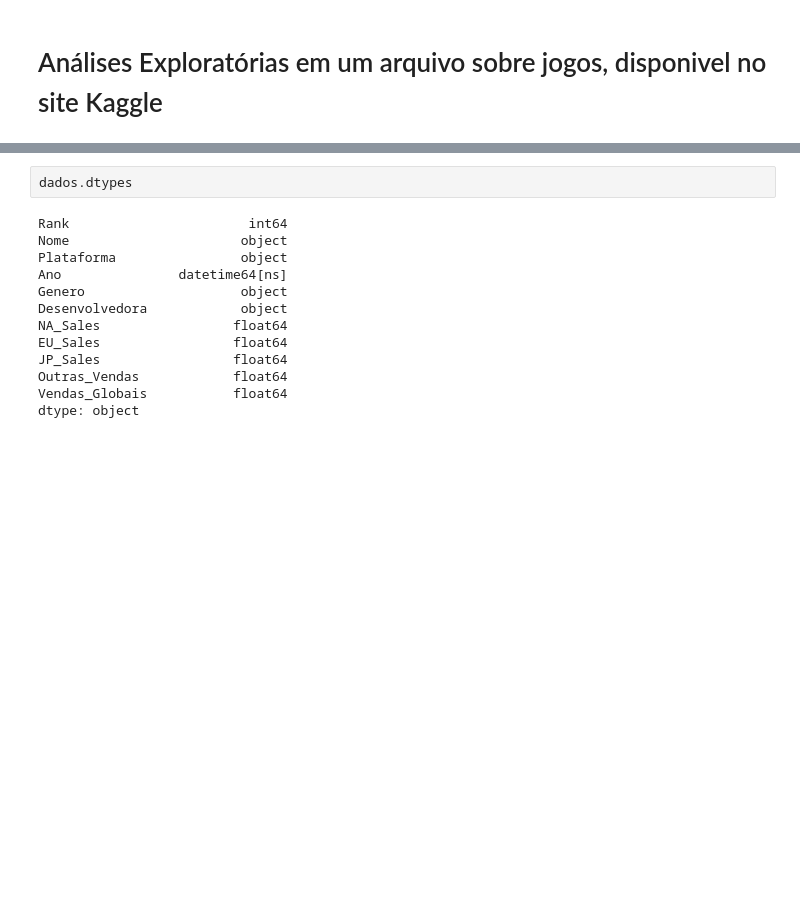
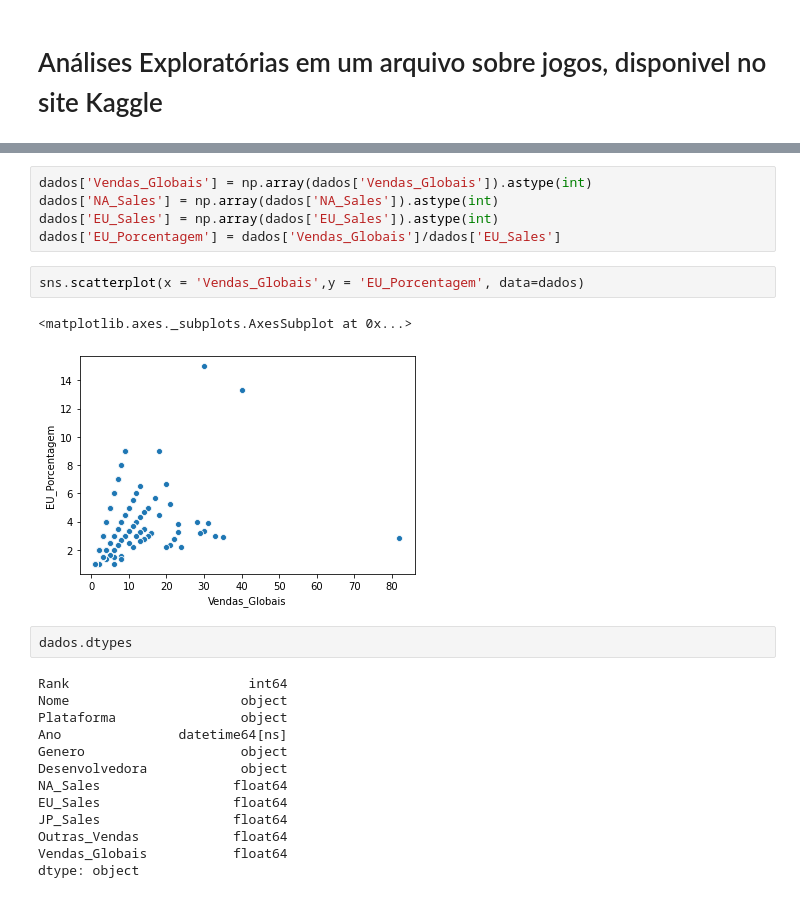
Before and after one commit to Vvitoor21/PythonForDataAnalytics, a Jupyter notebook: 08_Dados_Jogos_Vendas.ipynb, the cells around one changed output, grey strips where cells are left out. Saved outputs shown, nothing was run; the diff lists cells and outputs as text; blank space fills up the shorter version.

```diff
--- a/08_Dados_Jogos_Vendas.ipynb
+++ b/08_Dados_Jogos_Vendas.ipynb
@@ -19,3 +36,13 @@ dados.head(5)
+# %%
+dados['Vendas_Globais'] = np.array(dados['Vendas_Globais']).astype(int)
+dados['NA_Sales'] = np.array(dados['NA_Sales']).astype(int)
+dados['EU_Sales'] = np.array(dados['EU_Sales']).astype(int)
+dados['EU_Porcentagem'] = dados['Vendas_Globais']/dados['EU_Sales']
+# %%
+sns.scatterplot(x = 'Vendas_Globais',y = 'EU_Porcentagem', data=dados)
+# %% [output]
+<matplotlib.axes._subplots.AxesSubplot at 0x...>
+[figure, added]
 # %%
 dados.dtypes
 # %% [output]
```
Also changed, not shown: parts of 2 cells of this notebook.
